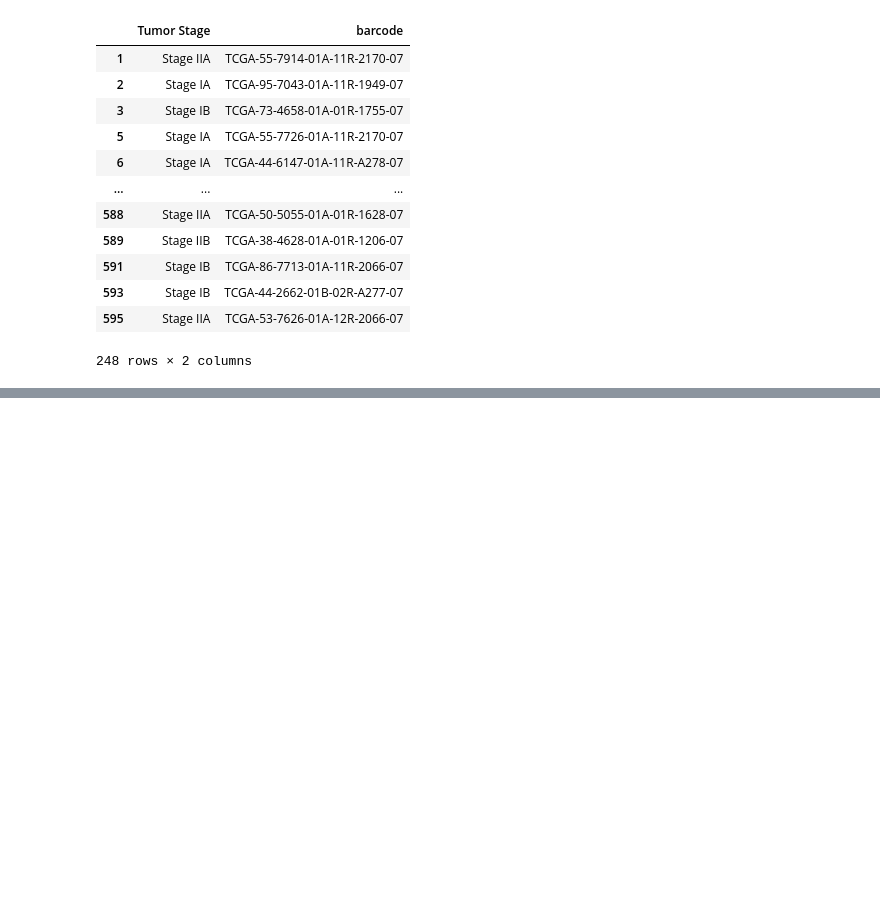
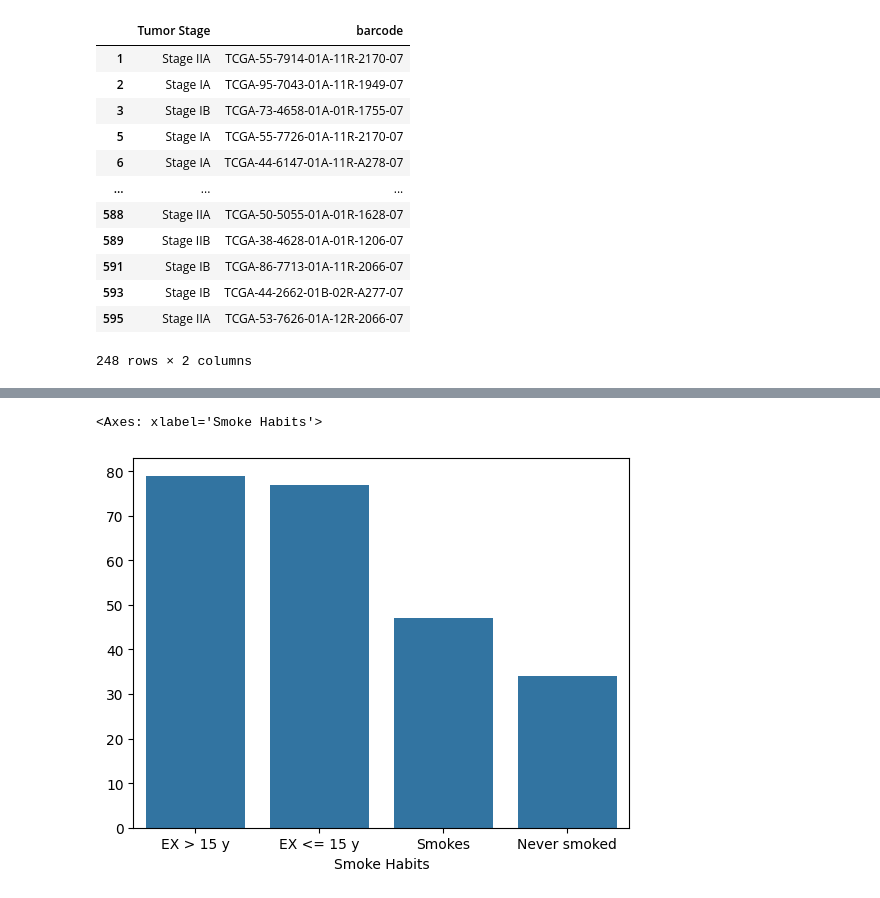
Before and after one commit to ketamine-juice/Extra-o, a Jupyter notebook: python/test.ipynb, the cells around one changed output, grey strips where cells are left out. Cells and saved outputs as stored; diff of their text form; code cells hidden in the pictures; blank space fills up the shorter version.

```diff
--- a/python/test.ipynb
+++ b/python/test.ipynb
@@ -135,0 +145,13 @@ Gráficos a correlacionar:
+# %%
+smoke_habit = smoke_status_clean['Smoke Habits'].value_counts()
+smoke_habit = smoke_habit.rename({
+    'Current reformed smoker for > 15 years': 'EX > 15 y',
+    'Current reformed smoker for < or = 15 years': 'EX <= 15 y',
+    'Current smoker' : 'Smokes',
+    'Lifelong Non-smoker' : 'Never smoked',
+})
+
+seaborn.barplot(x = smoke_habit.index, y = smoke_habit.values)
+# %% [output]
+<Axes: xlabel='Smoke Habits'>
+[figure, added]
```
Also changed, not shown: parts of 2 cells of this notebook.
